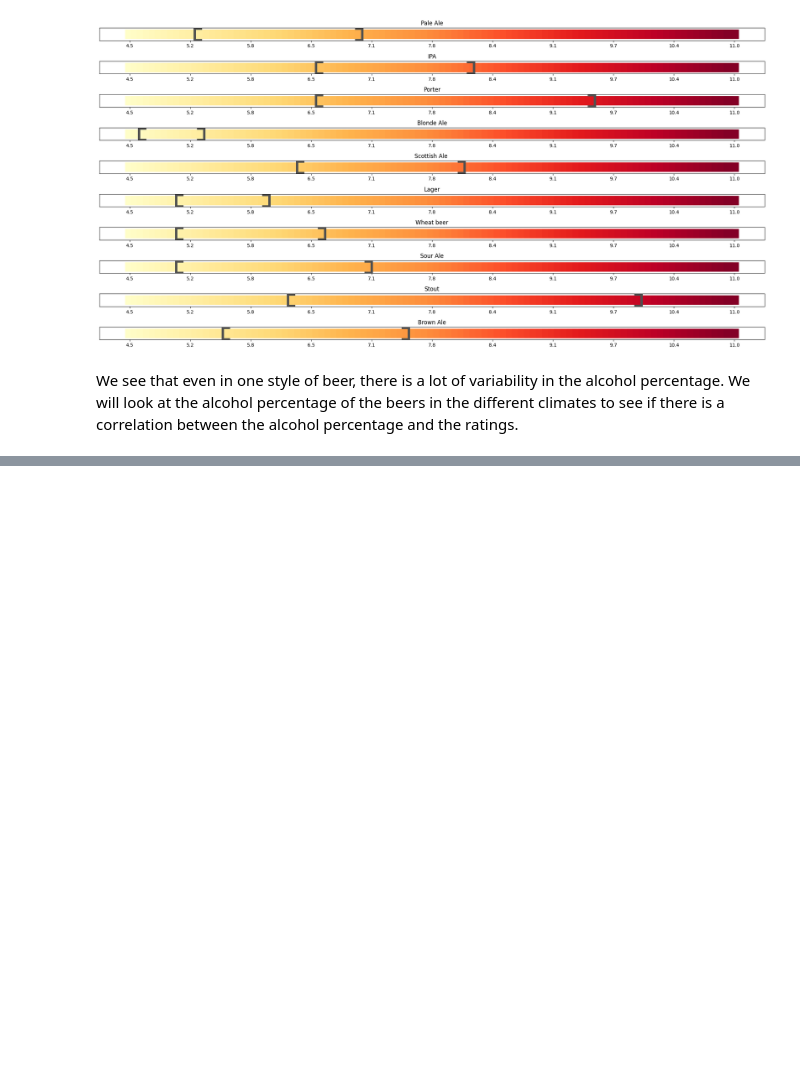
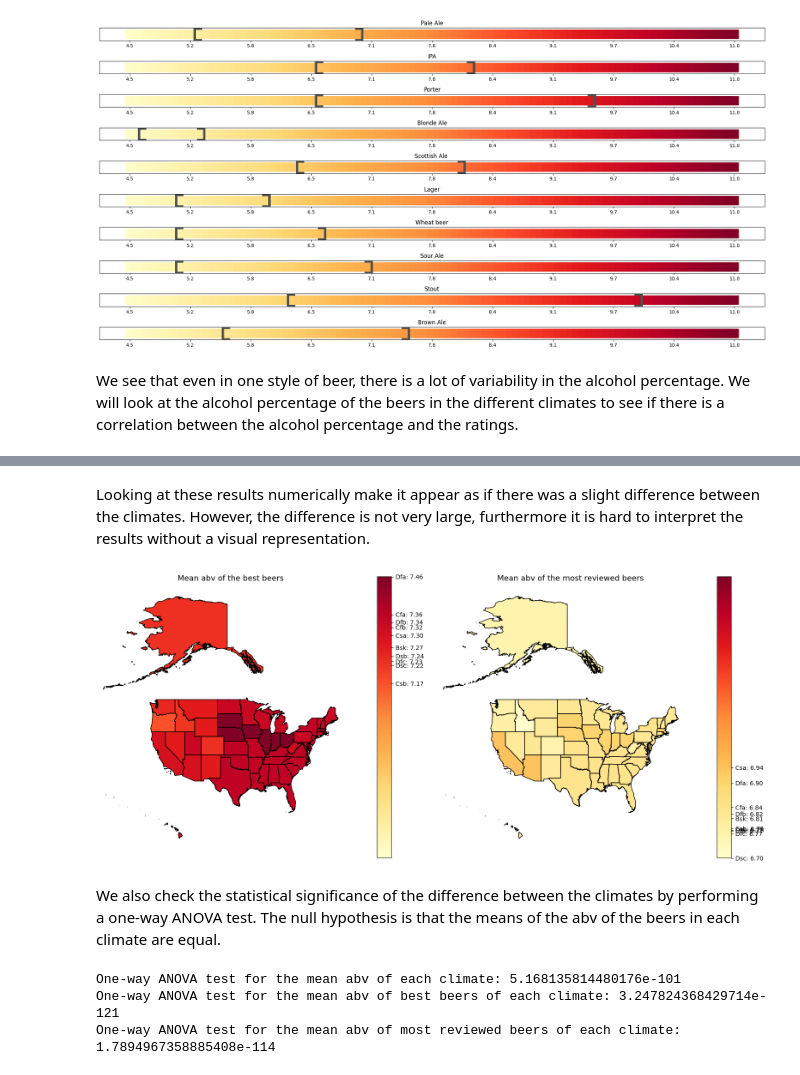
Before and after one commit to epfl-ada/ada-2023-project-riskybiscuits, a Jupyter notebook: main.ipynb, the cells around one changed output, grey strips where cells are left out. Drawn from its saved outputs; the diff is of its cells as text; code cells hidden in the pictures; blank space fills up the shorter version.

```diff
--- a/main.ipynb
+++ b/main.ipynb
@@ -1313,0 +1370,15 @@ We see that even in one style of beer, there is a lot of variability in the alco
+# %%
+# sort a dataframe with the name ot the climate
+climate_names = pd.DataFrame(us_abv_ratings["climate"].unique(), columns=["climate"])
+
+# to store the climate dataframes
+climate_dataframes = {}
+
+# create a for loop to create separate dataframes for each climate based on the climate_names
+for climate in climate_names["climate"]:
+    climate_df = pd.DataFrame(
+        us_abv_ratings[us_abv_ratings["climate"] == climate].reset_index(drop=True)
+    )
+    climate_dataframes[climate] = climate_df.sort_values(
+        by="overall", ascending=False
+    ).reset_index(drop=True)
@@ -1313,0 +1470,41 @@ We see that even in one style of beer, there is a lot of variability in the alco
+# %% [markdown]
+Looking at these results numerically make it appear as if there was a slight difference between the climates. However, the difference is not very large, furthermore it is hard to interpret the results without a visual representation.
+# %%
+plot_climate_multiple_stats(us_abv_means, columns=["mean_abv_best", "mean_abv_most"], titles=["Mean abv of the best beers", "Mean abv of the most reviewed beers"], column_ticks=["climate", "climate"], cmap_name="YlOrRd")
+# %% [output]
+[figure, added]
+# %% [markdown]
+We also check the statistical significance of the difference between the climates by performing a one-way ANOVA test. The null hypothesis is that the means of the abv of the beers in each climate are equal.
+# %%
+# One-way ANOVA test for the mean abv of each climate
+res = stats.f_oneway(
+    *[
+        us_abv_ratings[us_abv_ratings.climate == zone]["abv"]
+        for zone in us_abv_ratings.climate.unique()
+    ],
+    axis=0
+)
+print("One-way ANOVA test for the mean abv of each climate:", res[1])
+
+# One-way ANOVA test for the mean abv of best beers of each climate
+res = stats.f_oneway(
+    *[keeping_best_beers[zone]["abv"] for zone in keeping_best_beers.keys()], axis=0
+)
+print("One-way ANOVA test for the mean abv of best beers of each climate:", res[1])
+
+# One-way ANOVA test for the mean abv of most reviewed beers of each climate
+res = stats.f_oneway(
+    *[
+        keeping_most_reviewed_beers[zone]["abv"]
+        for zone in keeping_most_reviewed_beers.keys()
+    ],
+    axis=0
+)
+print(
+    "One-way ANOVA test for the mean abv of most reviewed beers of each climate:",
+    res[1],
+)
+# %% [output]
+One-way ANOVA test for the mean abv of each climate: 5.168135814480176e-101
+One-way ANOVA test for the mean abv of best beers of each climate: 3.247824368429714e-121
+One-way ANOVA test for the mean abv of most reviewed beers of each climate: 1.7894967358885408e-114
```
Also changed, not shown: parts of 23 cells of this notebook, 1 other file.
